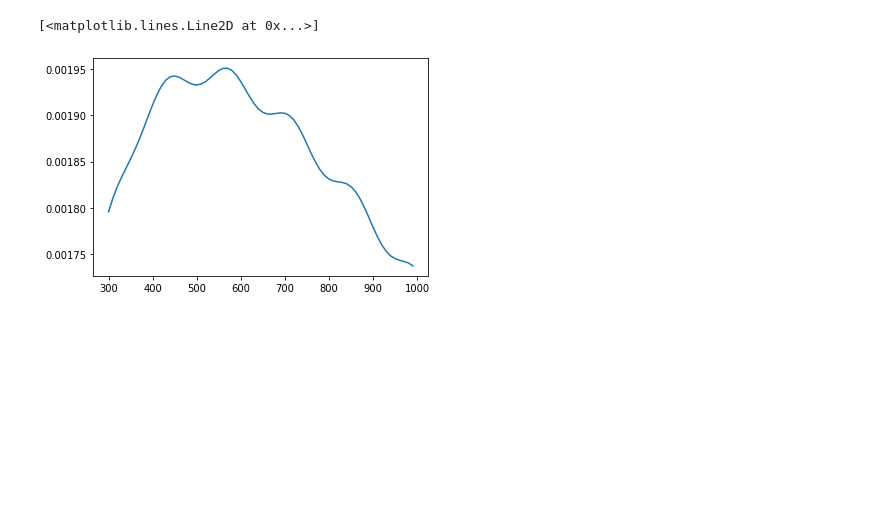
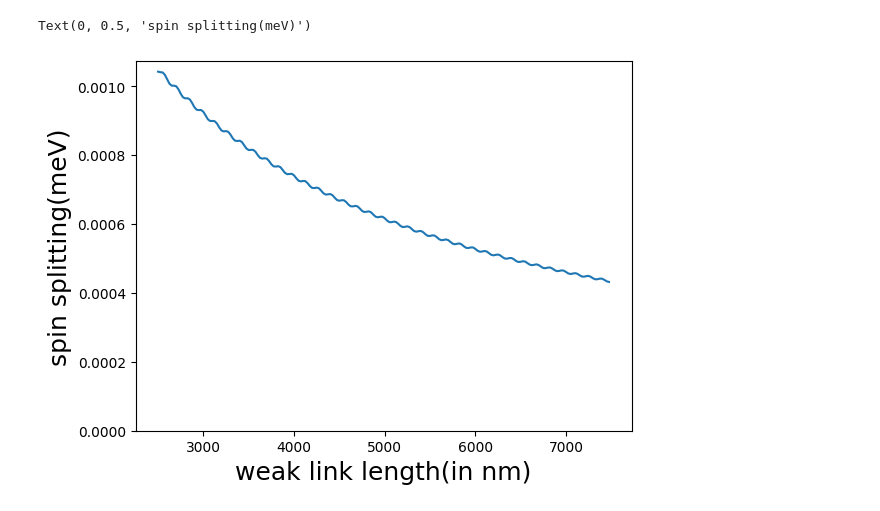
Before and after one commit to deeproots08/Spin_Splitting_Ge_ABS, a Jupyter notebook: spin_Splitting_vs_longitudinal_length/spin_splitting_vs_longitudinal_length.ipynb, the cells around one changed output. Drawn from its saved outputs; the diff is of its cells as text; code cells hidden in the pictures; blank space fills up the shorter version.

```diff
--- a/spin_Splitting_vs_longitudinal_length/spin_splitting_vs_longitudinal_length.ipynb
+++ b/spin_Splitting_vs_longitudinal_length/spin_splitting_vs_longitudinal_length.ipynb
@@ -30,7 +30,7 @@ MEFF_SM = 0.023     # InAs
 
 NSC = 400
 
-NSM = np.arange(500,1500, 2, dtype=int)
+NSM = np.arange(100, 400, 2, dtype=int)
 
 N = 2*NSC + NSM
 
@@ -110,8 +119,11 @@ plt.scatter(NSM*AX, (Ep_cu[:,K_NUM//2+1]-Ep_cu[:,K_NUM//2])/DELTA)
 # %%
 plt.plot(NSM*AX, (Ep_cu[:,K_NUM//2+1]-Ep_cu[:,K_NUM//2])/DELTA)
+plt.ylim(ymin=0)
+plt.xlabel(r"weak link length(in nm)", fontsize=18)
+plt.ylabel("spin splitting(meV)", fontsize=18)
 # %% [output]
-[<matplotlib.lines.Line2D at 0x...>]
+Text(0, 0.5, 'spin splitting(meV)')
-[figure, old version]
+[figure, new version]
 # %%
 ALPHAT=20
 MY=5
```
Also changed, not shown: parts of 6 cells of this notebook, 4 other files.
